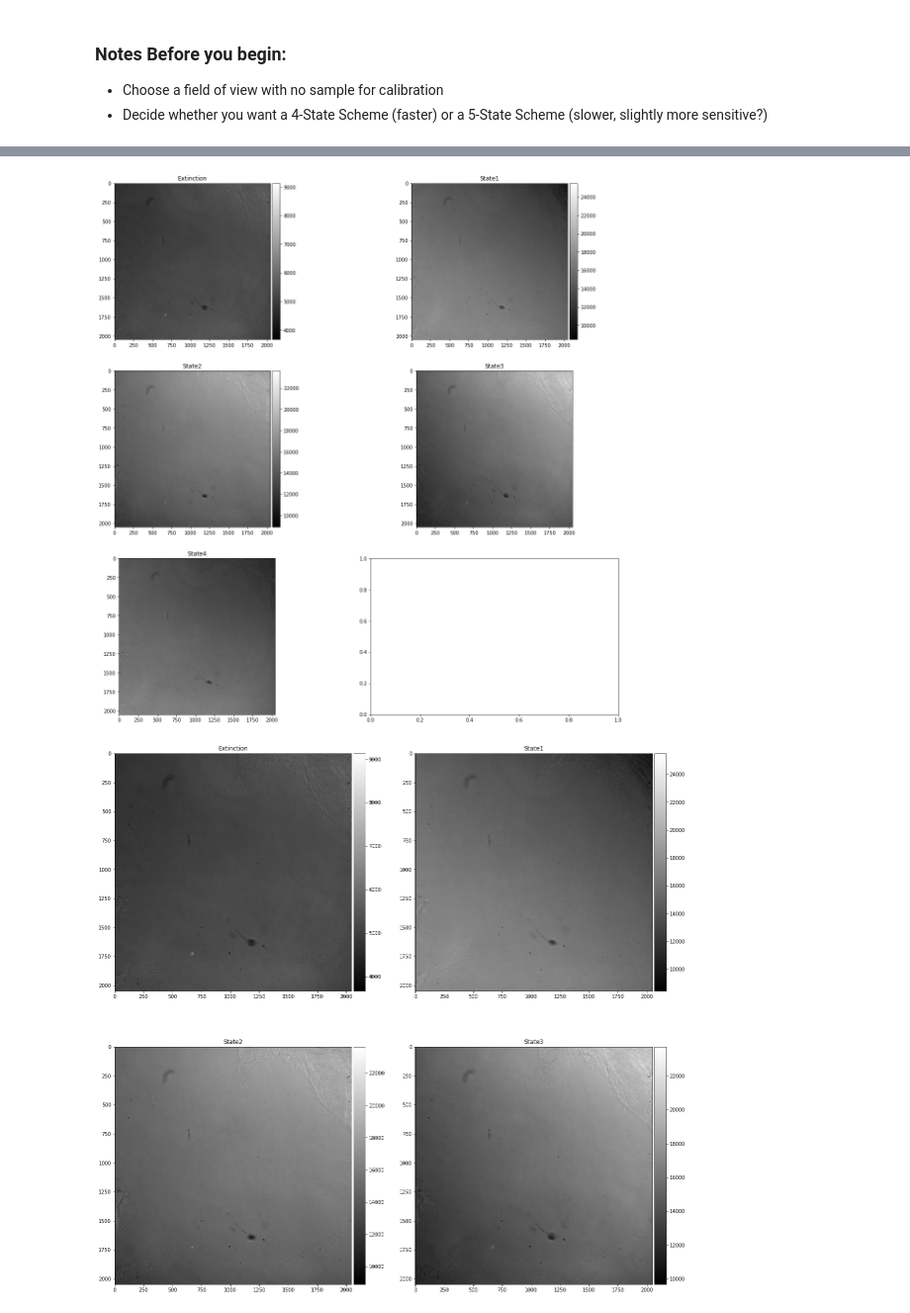
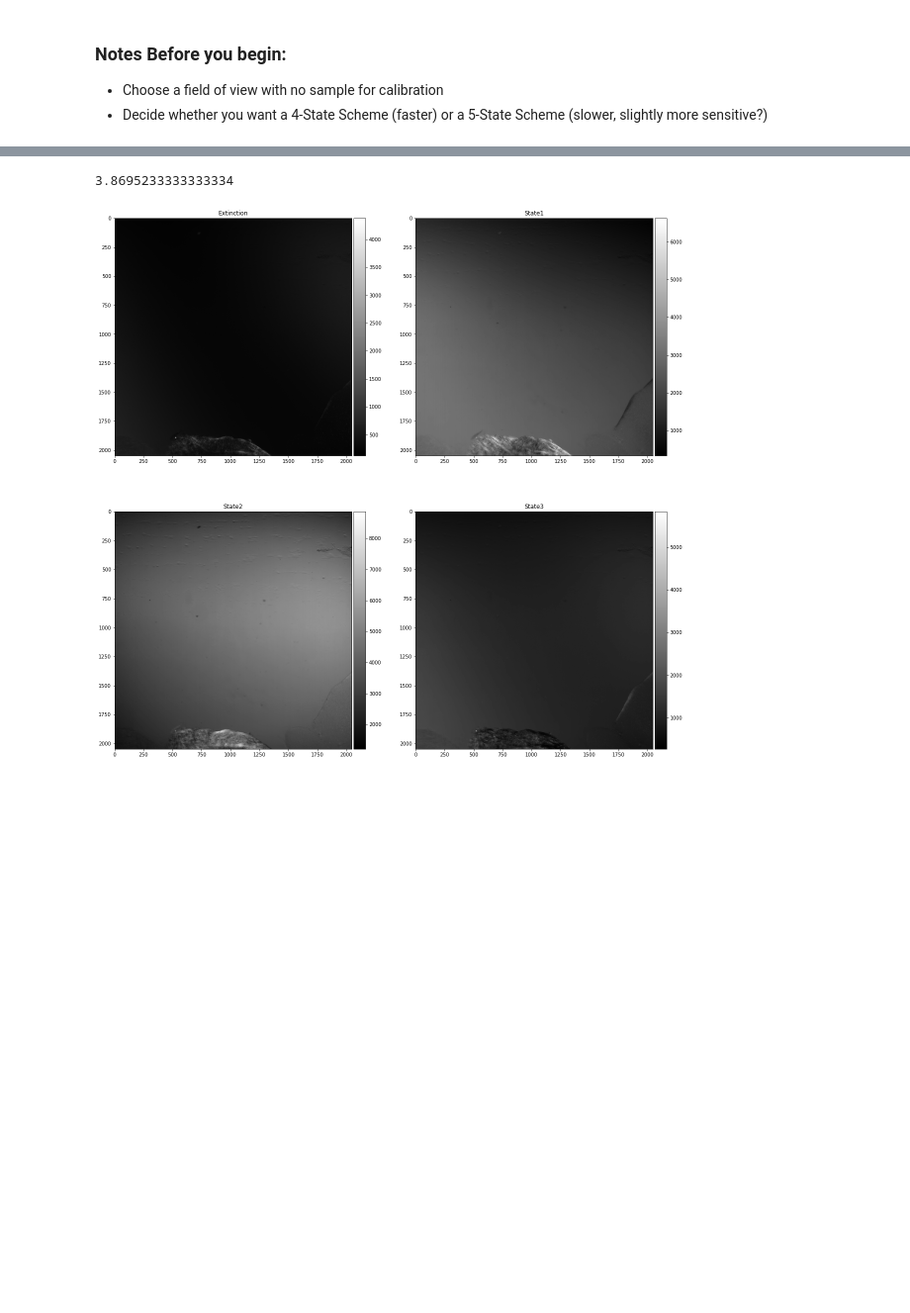
Before and after one commit to mehta-lab/waveorder, a Jupyter notebook: notebooks/QLIPP_Calibration_Notebook.ipynb, the cells around one changed output, grey strips where cells are left out. Shown at 99% size. Cells and saved outputs as stored; diff of their text form; code cells hidden in the pictures; blank space fills up the shorter version.

```diff
--- a/notebooks/QLIPP_Calibration_Notebook.ipynb
+++ b/notebooks/QLIPP_Calibration_Notebook.ipynb
@@ -30,12 +30,12 @@ calib.print_details = True
 
 calibration_scheme = '4-State Extinction'
 # calibration_scheme = '5-State'
-swing = 0.03
+swing = 0.1
 wavelength = 546
-use_full_FOV = False
+use_full_FOV = True
 method = 'min_scalar'
 
-meta_dir = 'Q:\\Cameron\\2021_03_24_CM_63x_04NA_CalTest\\Min_Scalar\\'
+meta_dir = 'Q:\\Cameron\\2021_05_21_Hummingbird_Speed_Test'
 
 # Run Calibration
 calib.run_calibration(calibration_scheme, options=(swing, wavelength, meta_dir, method, use_full_FOV))
@@ -111,17 +101,18 @@ Wall time: 44.3 s
-# %%
-calibration_scheme='5-State'
+# %%
+232171.4/1000/60
+# %% [output]
+3.8695233333333334
 # %%
 ## Take set of BG Images
 
-directory = 'Q:\\Cameron\\2021_03_24_CM_63x_04NA_CalTest\\Min_Scalar\\BG_5State_Test\\'
+directory = meta_dir+'\\BG\\'
 
-n_avg = 10
+n_avg = 20
 
 if calibration_scheme == '5-State':
     calib.capture_bg(n_avg, 5, directory)
 
 elif calibration_scheme == '4-State Extinction':
     calib.capture_bg(n_avg, 4, directory)
 # %% [output]
-[figure, old version]
+[figure, new version]
-[figure, removed]
```
Also changed, not shown: parts of 1 cell of this notebook, 2 other files.
